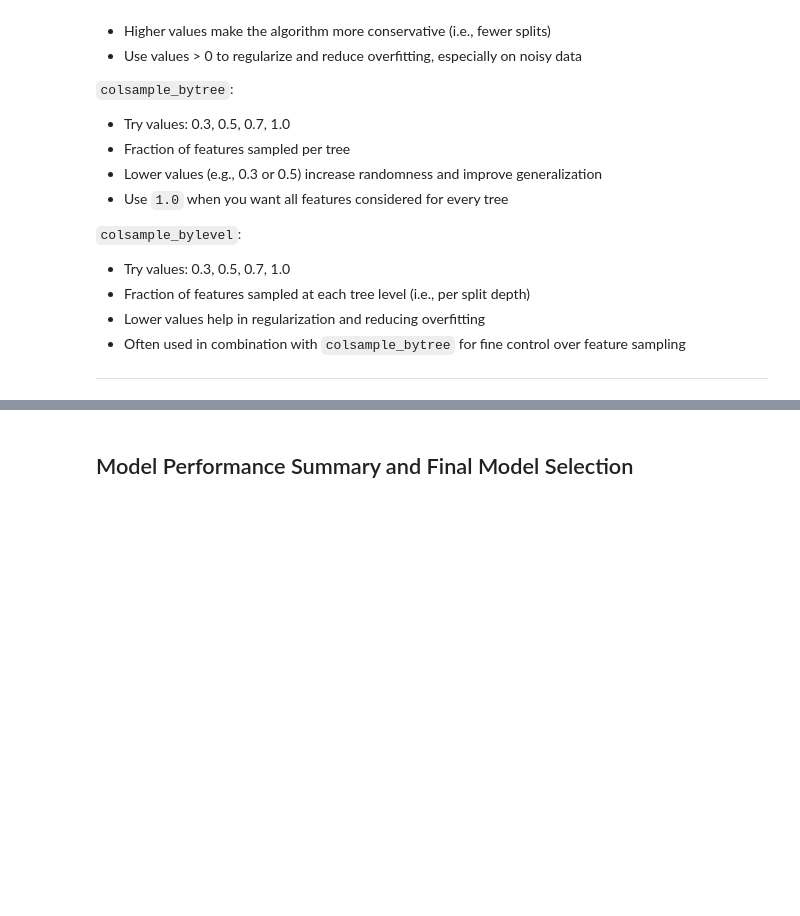
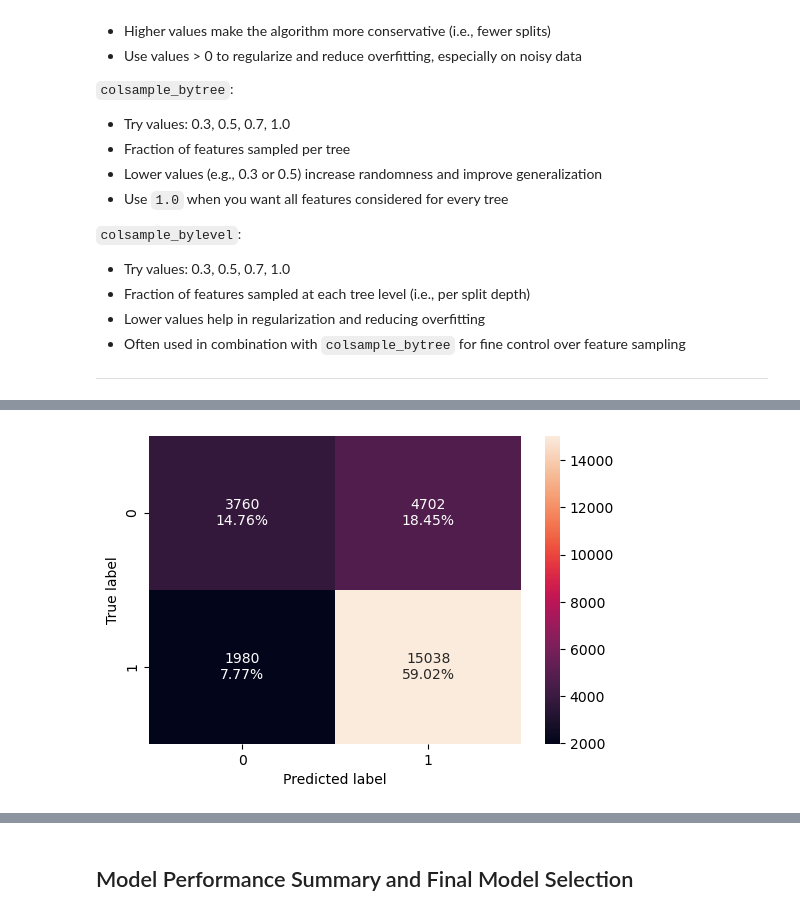
Before and after one commit to swamilikes2code/ds_practice, a Jupyter notebook: EasyVisa_Assignment_Raghuram_Thiagarajan_Full_Code.ipynb, the cells around one changed output, grey strips where cells are left out. Saved outputs shown, nothing was run; the diff lists cells and outputs as text; code cells hidden in the pictures; blank space fills up the shorter version.

```diff
--- a/EasyVisa_Assignment_Raghuram_Thiagarajan_Full_Code.ipynb
+++ b/EasyVisa_Assignment_Raghuram_Thiagarajan_Full_Code.ipynb
@@ -932,0 +1684,27 @@ def confusion_matrix_sklearn(model, predictors, target):
+# %%
+%%time
+
+ab_estimator_cv = AdaBoostClassifier(random_state=42)
+
+# Grid of parameters to choose from
+parameters = {"n_estimators": [25, 50, 75, 100, 125, 150, 175, 200],
+              "learning_rate": [0.1, 0.2, 0.4, 0.8, 1.0, 2.0, 4.0],
+             }
+
+# Type of scoring used to compare parameter combinations
+acc_scorer = metrics.make_scorer(metrics.f1_score)
+
+# Run the random search
+ab_grid_obj = RandomizedSearchCV(ab_estimator_cv,
+                                 parameters,
+                                 n_iter=50,
+                                 scoring=acc_scorer,
+                                 cv=10,
+                                 random_state = 42,
+                                 n_jobs = -1,
+                                 verbose = 2)
+
+ab_grid_obj = ab_grid_obj.fit(X_train, y_train)
+
+# Print the best combination of parameters
+ab_grid_obj.best_params_
@@ -932,0 +1720,6 @@ def confusion_matrix_sklearn(model, predictors, target):
+# %%
+ab_estimator_tuned = AdaBoostClassifier(n_estimators=ab_grid_obj.best_params_['n_estimators'],
+                                       learning_rate=ab_grid_obj.best_params_['learning_rate'],
+                                       random_state=42
+                                           )
+ab_estimator_tuned.fit(X_train, y_train)
@@ -932,0 +1793,4 @@ def confusion_matrix_sklearn(model, predictors, target):
+# %%
+confusion_matrix_sklearn(ab_estimator_tuned, easy_visa_features, easy_visa_target)
+# %% [output]
+[figure, added]
```
Also changed, not shown: parts of 123 cells of this notebook.
